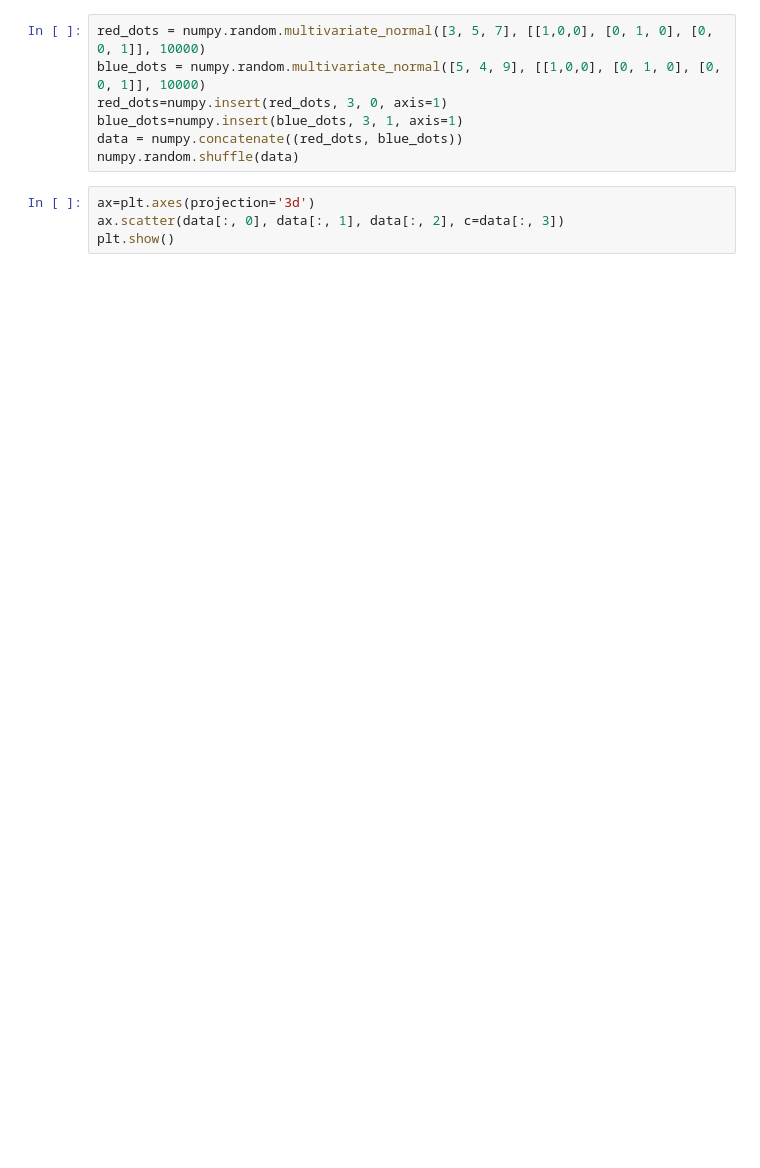
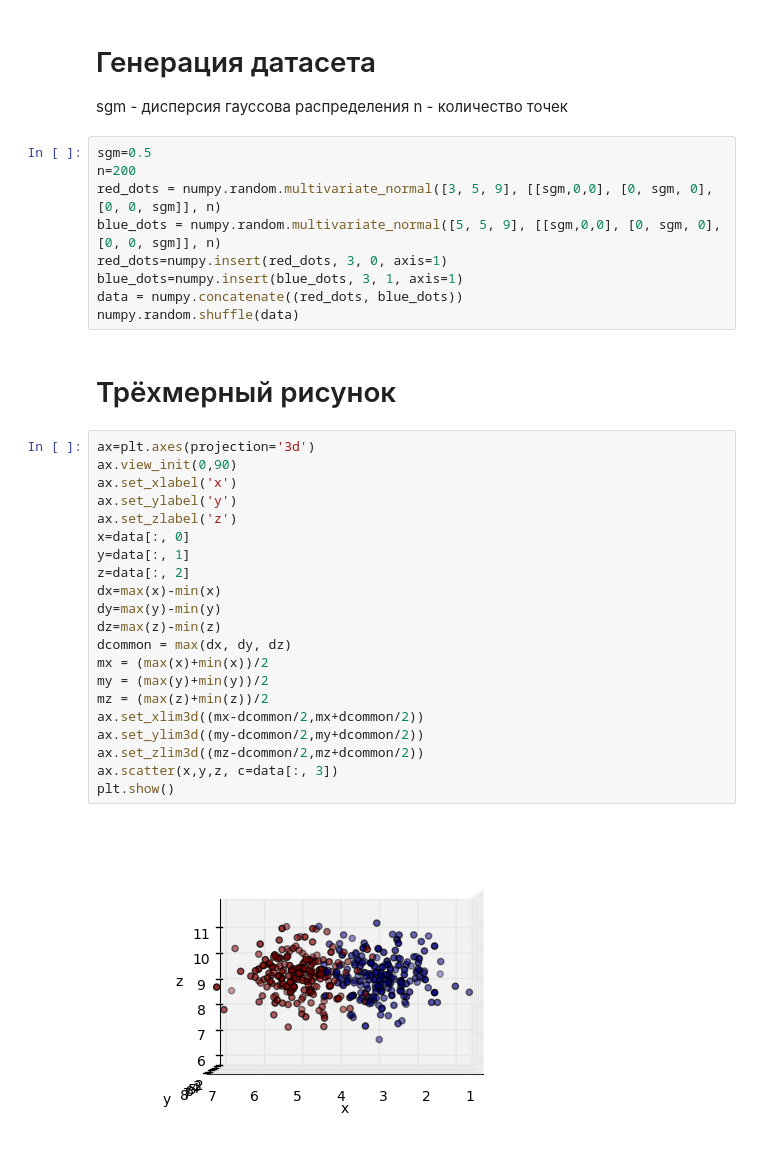
Before and after one commit to tarstars/algo_club, a Jupyter notebook: ml/gaussian_mix/gaussian_mix.ipynb, the cells around one changed output. Saved outputs shown, nothing was run; the diff lists cells and outputs as text; blank space fills up the shorter version.

```diff
--- a/ml/gaussian_mix/gaussian_mix.ipynb
+++ b/ml/gaussian_mix/gaussian_mix.ipynb
@@ -4,13 +5,41 @@ import numpy
 import matplotlib.pyplot as plt
 from mpl_toolkits.mplot3d import Axes3D
+# %% [markdown]
+# Генерация датасета
+
+sgm - дисперсия гауссова распределения
+n - количество точек
 # %%
-red_dots = numpy.random.multivariate_normal([3, 5, 7], [[1,0,0], [0, 1, 0], [0, 0, 1]], 10000)
-blue_dots = numpy.random.multivariate_normal([5, 4, 9], [[1,0,0], [0, 1, 0], [0, 0, 1]], 10000)
+sgm=0.5
+n=200
+red_dots = numpy.random.multivariate_normal([3, 5, 9], [[sgm,0,0], [0, sgm, 0], [0, 0, sgm]], n)
+blue_dots = numpy.random.multivariate_normal([5, 5, 9], [[sgm,0,0], [0, sgm, 0], [0, 0, sgm]], n)
 red_dots=numpy.insert(red_dots, 3, 0, axis=1)
 blue_dots=numpy.insert(blue_dots, 3, 1, axis=1)
 data = numpy.concatenate((red_dots, blue_dots))
 numpy.random.shuffle(data)
-# %%
-ax=plt.axes(projection='3d')
-ax.scatter(data[:, 0], data[:, 1], data[:, 2], c=data[:, 3])
-plt.show()
+# %% [markdown]
+# Трёхмерный рисунок
+# %%
+ax=plt.axes(projection='3d')
+ax.view_init(0,90)
+ax.set_xlabel('x')
+ax.set_ylabel('y')
+ax.set_zlabel('z')
+x=data[:, 0]
+y=data[:, 1]
+z=data[:, 2]
+dx=max(x)-min(x)
+dy=max(y)-min(y)
+dz=max(z)-min(z)
+dcommon = max(dx, dy, dz)
+mx = (max(x)+min(x))/2
+my = (max(y)+min(y))/2
+mz = (max(z)+min(z))/2
+ax.set_xlim3d((mx-dcommon/2,mx+dcommon/2))
+ax.set_ylim3d((my-dcommon/2,my+dcommon/2))
+ax.set_zlim3d((mz-dcommon/2,mz+dcommon/2))
+ax.scatter(x,y,z, c=data[:, 3])
+plt.show()
+# %% [output]
+[figure, added]
```
Also changed, not shown: parts of 1 cell of this notebook, 1 other file.
